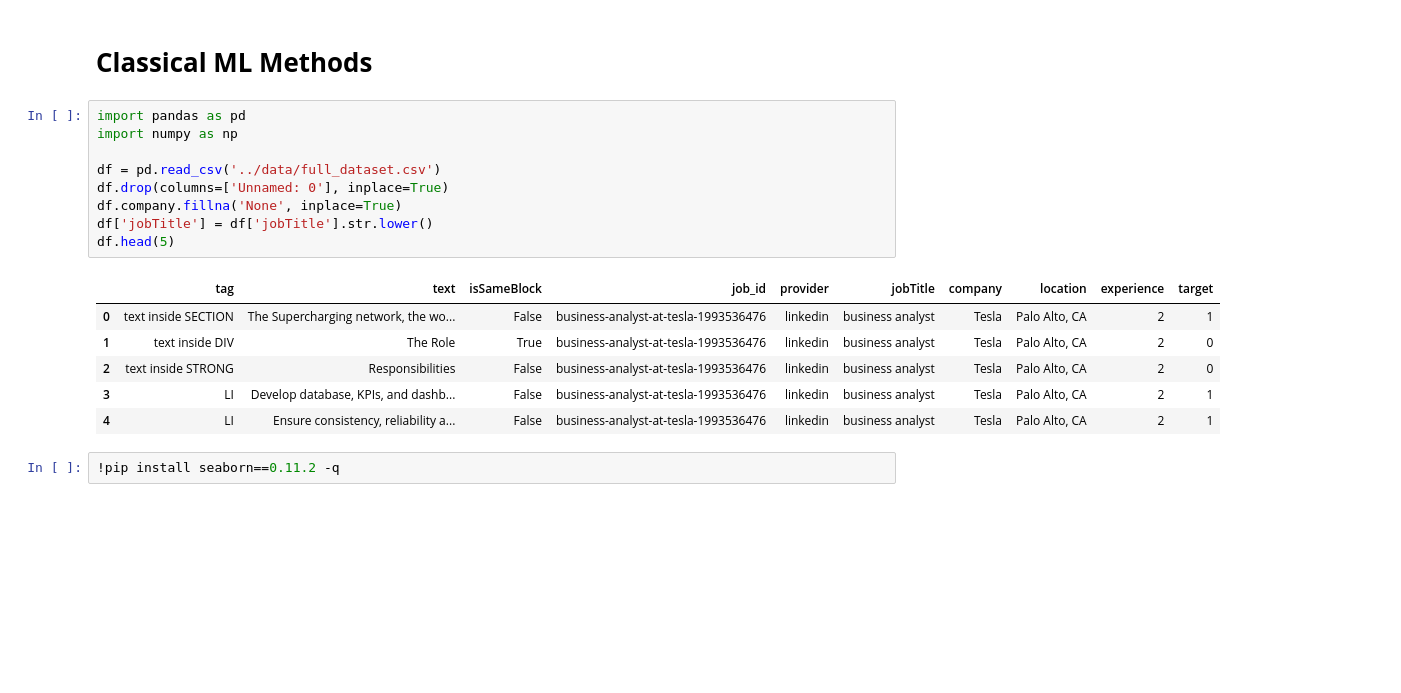
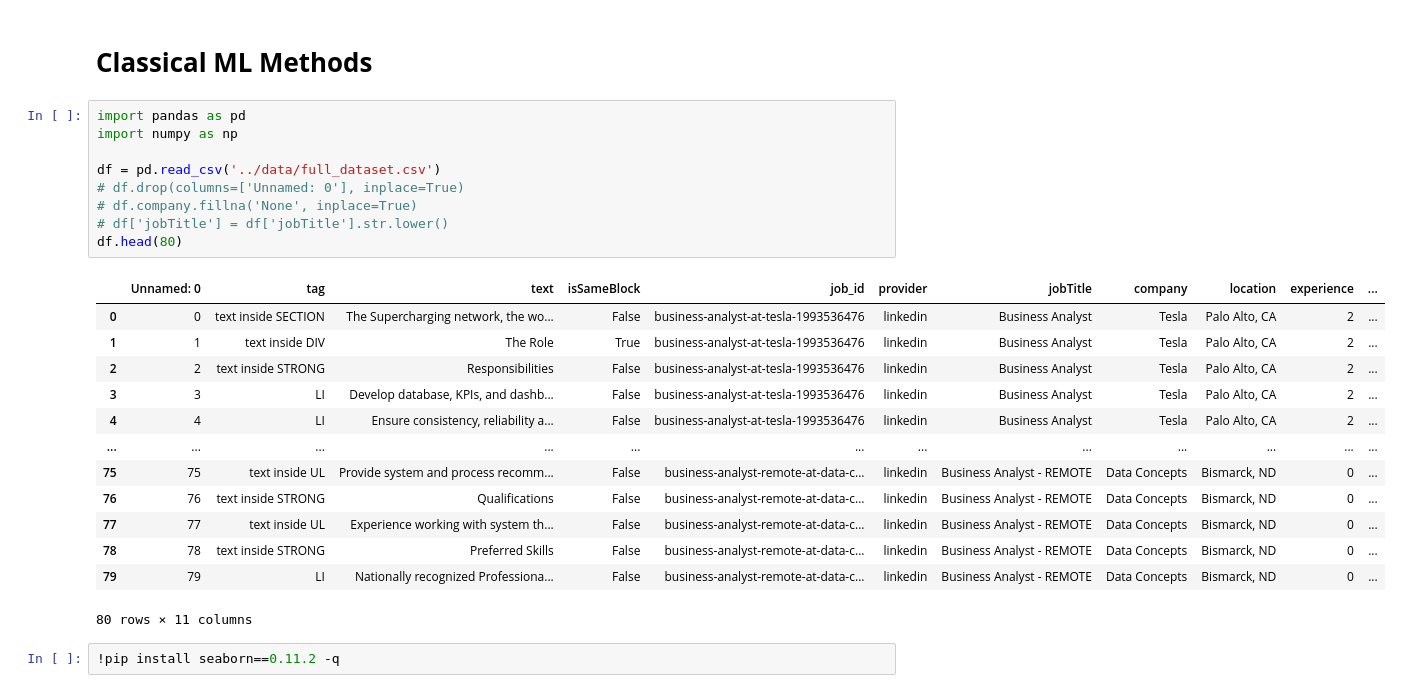
Before and after one commit to AntonVoronkoPM/skillscounter, a Jupyter notebook: notebooks/Classical_ML_clean.ipynb, the cells around one changed output. Drawn from its saved outputs; the diff is of its cells as text; blank space fills up the shorter version.

```diff
--- a/notebooks/Classical_ML_clean.ipynb
+++ b/notebooks/Classical_ML_clean.ipynb
@@ -3,19 +3,26 @@
 # %%
 import pandas as pd
 import numpy as np
 
 df = pd.read_csv('../data/full_dataset.csv')
-df.drop(columns=['Unnamed: 0'], inplace=True)
-df.company.fillna('None', inplace=True)
-df['jobTitle'] = df['jobTitle'].str.lower()
-df.head(5)
+# df.drop(columns=['Unnamed: 0'], inplace=True)
+# df.company.fillna('None', inplace=True)
+# df['jobTitle'] = df['jobTitle'].str.lower()
+df.head(80)
 # %% [output]
-|  | tag | text | isSameBlock | job_id | provider | jobTitle | company | location | experience | target |
-| 0 | text inside SECTION | The Supercharging network, the wo... | False | business-analyst-at-tesla-1993536476 | linkedin | business analyst | Tesla | Palo Alto, CA | 2 | 1 |
-| 1 | text inside DIV | The Role | True | business-analyst-at-tesla-1993536476 | linkedin | business analyst | Tesla | Palo Alto, CA | 2 | 0 |
-| 2 | text inside STRONG | Responsibilities | False | business-analyst-at-tesla-1993536476 | linkedin | business analyst | Tesla | Palo Alto, CA | 2 | 0 |
-| 3 | LI | Develop database, KPIs, and dashb... | False | business-analyst-at-tesla-1993536476 | linkedin | business analyst | Tesla | Palo Alto, CA | 2 | 1 |
-| 4 | LI | Ensure consistency, reliability a... | False | business-analyst-at-tesla-1993536476 | linkedin | business analyst | Tesla | Palo Alto, CA | 2 | 1 |
+|  | Unnamed: 0 | tag | text | isSameBlock | job_id | provider | jobTitle | company | location | experience | ... |
+| 0 | 0 | text inside SECTION | The Supercharging network, the wo... | False | business-analyst-at-tesla-1993536476 | linkedin | Business Analyst | Tesla | Palo Alto, CA | 2 | ... |
+| 1 | 1 | text inside DIV | The Role | True | business-analyst-at-tesla-1993536476 | linkedin | Business Analyst | Tesla | Palo Alto, CA | 2 | ... |
+| 2 | 2 | text inside STRONG | Responsibilities | False | business-analyst-at-tesla-1993536476 | linkedin | Business Analyst | Tesla | Palo Alto, CA | 2 | ... |
+| 3 | 3 | LI | Develop database, KPIs, and dashb... | False | business-analyst-at-tesla-1993536476 | linkedin | Business Analyst | Tesla | Palo Alto, CA | 2 | ... |
+| 4 | 4 | LI | Ensure consistency, reliability a... | False | business-analyst-at-tesla-1993536476 | linkedin | Business Analyst | Tesla | Palo Alto, CA | 2 | ... |
+| ... | ... | ... | ... | ... | ... | ... | ... | ... | ... | ... | ... |
+| 75 | 75 | text inside UL | Provide system and process recomm... | False | business-analyst-remote-at-data-c... | linkedin | Business Analyst - REMOTE | Data Concepts | Bismarck, ND | 0 | ... |
+| 76 | 76 | text inside STRONG | Qualifications | False | business-analyst-remote-at-data-c... | linkedin | Business Analyst - REMOTE | Data Concepts | Bismarck, ND | 0 | ... |
+| 77 | 77 | text inside UL | Experience working with system th... | False | business-analyst-remote-at-data-c... | linkedin | Business Analyst - REMOTE | Data Concepts | Bismarck, ND | 0 | ... |
+| 78 | 78 | text inside STRONG | Preferred Skills | False | business-analyst-remote-at-data-c... | linkedin | Business Analyst - REMOTE | Data Concepts | Bismarck, ND | 0 | ... |
+| 79 | 79 | LI | Nationally recognized Professiona... | False | business-analyst-remote-at-data-c... | linkedin | Business Analyst - REMOTE | Data Concepts | Bismarck, ND | 0 | ... |
+80 rows × 11 columns
 # %%
 !pip install seaborn==0.11.2 -q
 # %%
```
Also changed, not shown: parts of 7 cells of this notebook, 35 other files.
